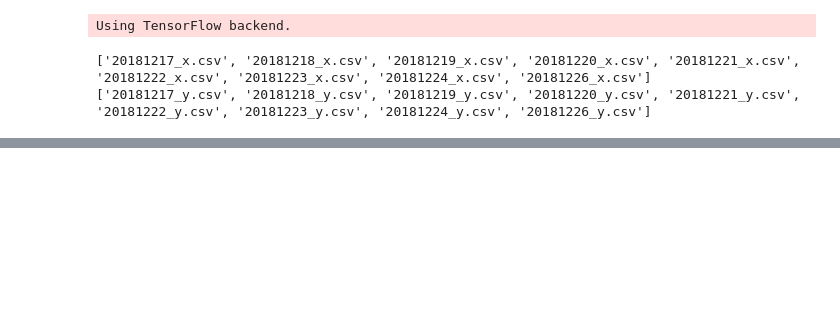
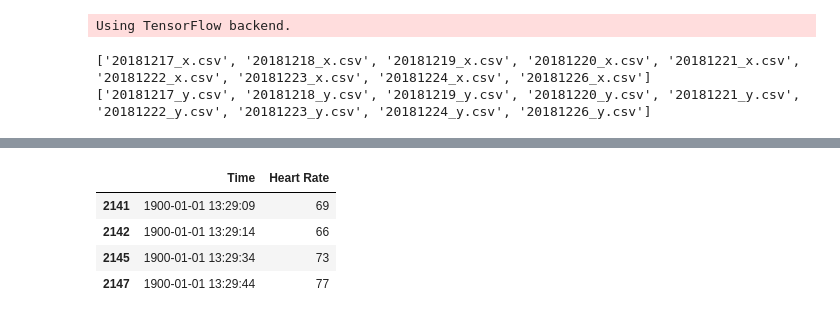
Before and after one commit to ubcmist/ML, a Jupyter notebook: Short_term_model/Short_term_notebook.ipynb, the cells around one changed output, grey strips where cells are left out. Cells and saved outputs as stored; diff of their text form; code cells hidden in the pictures; blank space fills up the shorter version.

```diff
--- a/Short_term_model/Short_term_notebook.ipynb
+++ b/Short_term_model/Short_term_notebook.ipynb
@@ -144,0 +165,8 @@ len(df_x_sampled)
+# %%
+df_x_sampled.iloc[[1,2,5,7]]
+# %% [output]
+|  | Time | Heart Rate |
+| 2141 | 1900-01-01 13:29:09 | 69 |
+| 2142 | 1900-01-01 13:29:14 | 66 |
+| 2145 | 1900-01-01 13:29:34 | 73 |
+| 2147 | 1900-01-01 13:29:44 | 77 |
```
Also changed, not shown: parts of 9 cells of this notebook, 1 other file.
